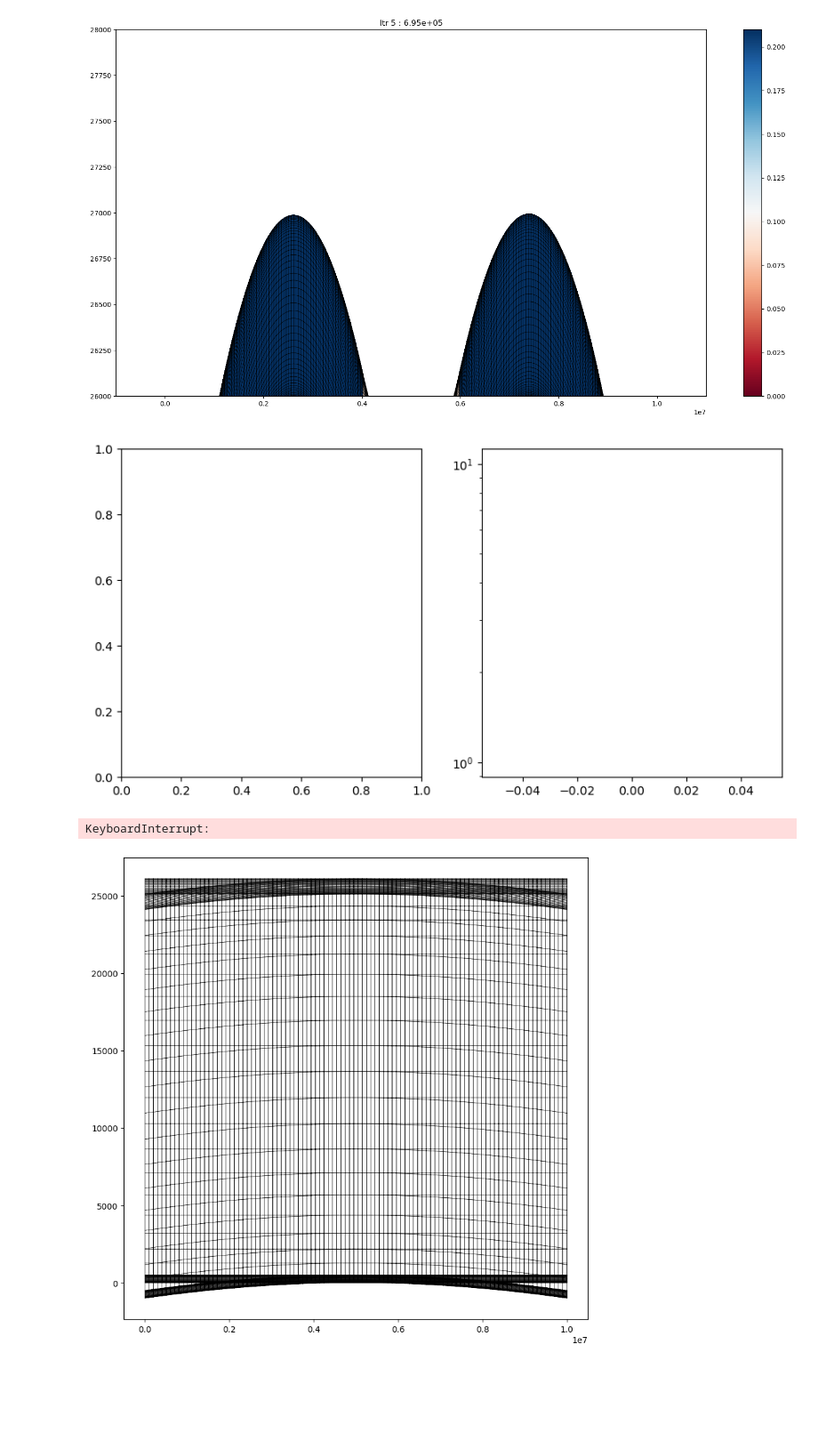
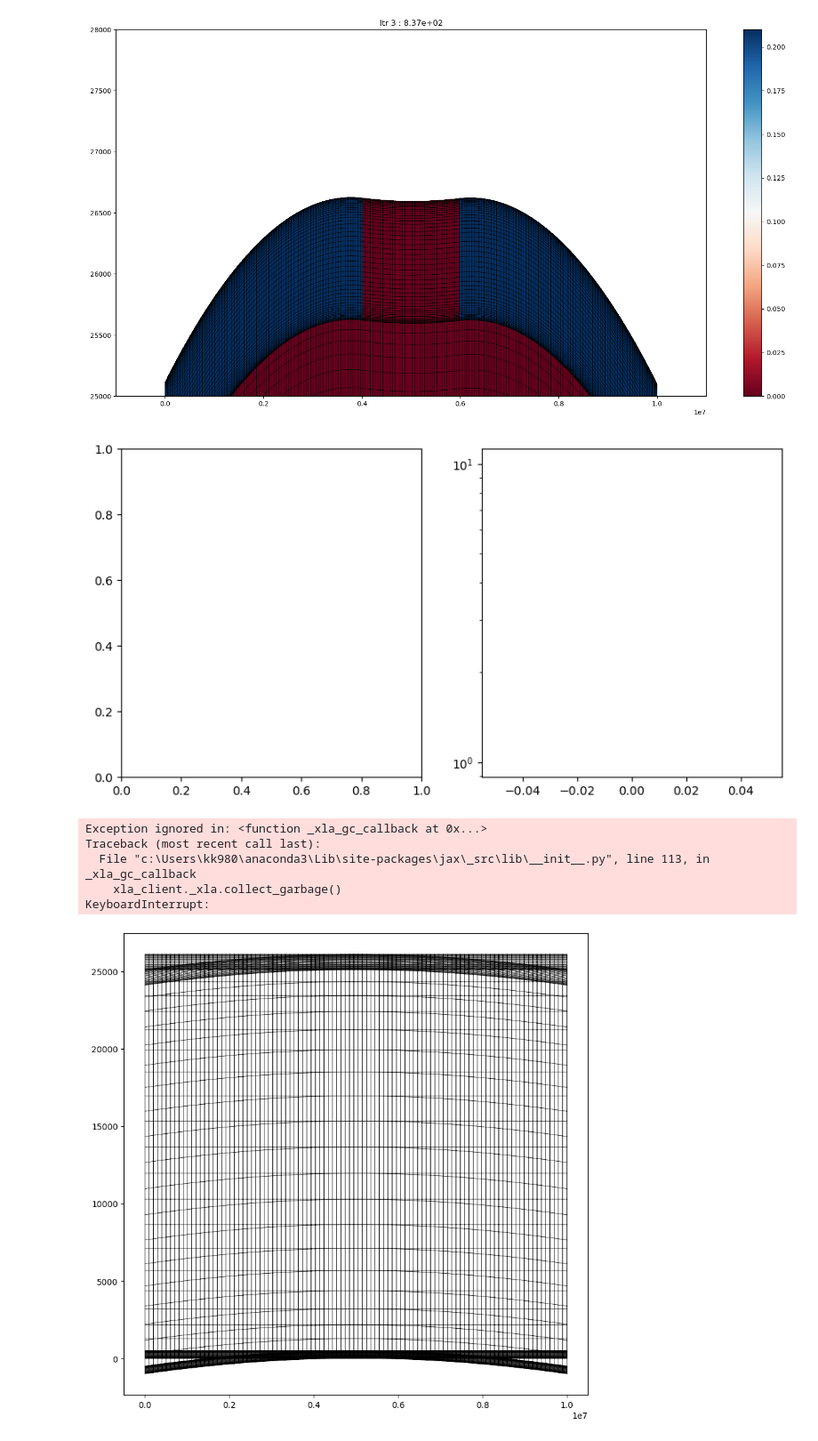
Before and after one commit to tiger4432/FEM-MY, a Jupyter notebook: FEM2.ipynb, the cells around one changed output. Shown at 89% size. Cells and saved outputs as stored; diff of their text form; code cells hidden in the pictures; blank space fills up the shorter version.

```diff
--- a/FEM2.ipynb
+++ b/FEM2.ipynb
@@ -403,21 +403,23 @@ topology_bottom_interp = interp1d(xs, np.zeros_like(xs), kind='cubic', fill_valu
 
 #물질별 layer 지정
 ny = 50
-material_code = {1:'SICN', 2:'Si',3:'SIO2',4:'Si3N4', 5:'Glue'}
+material_code = {1:'SICN', 2:'Si',3:'SIO2',4:'Si3N4', 5:'Glue', 6 : 'Glass'}
 material_properties = {
     1: {'modulus': 200e9, 'poisson_ratio': 0.27},
     2: {'modulus': 130e9, 'poisson_ratio': 0.28},
     3: {'modulus': 70e9, 'poisson_ratio': 0.22},
-    5: {'modulus': 100e9, 'poisson_ratio': 0.3}
+    5: {'modulus': 10e9, 'poisson_ratio': 0.3},
+    6: {'modulus': 70e9, 'poisson_ratio': 0.22}
 }
 
 fs_thk = 3000e-10
 si_thk = 24.6e-6
 bs_thk = 10000e-10
+glue_thk = 50e-6
+glass_thk = 100e-6
+material_layers = {(-glue_thk-glass_thk,-glue_thk):6, (-glue_thk,0):5, (0,fs_thk):1, (fs_thk,fs_thk+si_thk):2, (fs_thk+si_thk,fs_thk+si_thk+bs_thk):3}
 
-material_layers = {(-10e-6,0):5, (0,fs_thk):1, (fs_thk,fs_thk+si_thk):2, (fs_thk+si_thk,fs_thk+si_thk+bs_thk):3}
-
-stress_layers = {1 : {(0,fs_thk,-np.inf,np.inf):np.array([[-90e6,0],[0,0]]), (fs_thk,fs_thk+si_thk,-np.inf,np.inf):np.array([[0,0],[0,0]]), (fs_thk+si_thk,fs_thk+si_thk+bs_thk,-np.inf,np.inf):np.array([[210e6,0],[0,0]]), (fs_thk,np.inf,4e-3,6e-3):np.array([[-90e6,0],[0,0]])},
+stress_layers = {1 : {(0,fs_thk,-np.inf,np.inf):np.array([[-90e6,0],[0,0]]), (fs_thk,fs_thk+si_thk,-np.inf,np.inf):np.array([[0,0],[0,0]]), (fs_thk+si_thk,fs_thk+si_thk+bs_thk,-np.inf,np.inf):np.array([[210e6,0],[0,0]]), (fs_thk,np.inf,4e-3,6e-3):np.array([[-90e6/72,0],[0,0]])},
                  2 : {(0,fs_thk,-np.inf,np.inf):np.array([[0,0],[0,0]]), (fs_thk,fs_thk+si_thk,-np.inf,np.inf):np.array([[0,0],[0,0]]), (fs_thk+si_thk,fs_thk+si_thk+bs_thk,-np.inf,np.inf):np.array([[0,0],[0,0]])}}
 
 #units
@@ -505,35 +507,39 @@ def single_static_step_chip_warp(chip, lr =1, du_max = 1):
     chip.u = chip.u + du * lrp
 
     return chip, np.linalg.norm(du), du.min(), du.max()
 
 import json
 
 for i in range(1000):
     learning_config = json.load(open('learning_config.json'))
     chip1, norm, min_u, max_u = single_static_step_chip_warp(chip1, **learning_config)
     #chip1, chip2, bonding, norm, min_u, max_u,rhsg = single_static_step(chip1, chip2, bonding, **learning_config)
     ax_config = json.load(open('ax_config.json'))
 
 
     fig,ax = plt.subplots(figsize = ax_config['figsize'])
     #ax = chip2.plot_defo(overlay = ['stress'], ax = ax)
     ax = chip1.plot_defo(overlay = ['stress'], ax= ax)
     clear_output(wait=True)
     plt.title(f'Itr {i} : {norm:.2e}')
     plt.colorbar(ax.collections[0], ax = ax, orientation='vertical')
 
     ax.set_xlim(*np.array(ax_config['xlim'])/L0)
     ax.set_ylim(*np.array(ax_config['ylim'])/L0)
 
     plt.show()
     fig,axes = plt.subplots(ncols=2,figsize = (10,5))
     #axes[0].plot(*bonding.gap)
     #axes[1].plot(rhsg)
     axes[1].semilogy()
     plt.show()
 # %% [output]
-[figure, old version]
+[figure, new version]
 [figure]
+Exception ignored in: <function _xla_gc_callback at 0x...>
+Traceback (most recent call last):
+  File "c:\Users\kk980\anaconda3\Lib\site-packages\jax\_src\lib\__init__.py", line 113, in _xla_gc_callback
+    xla_client._xla.collect_garbage()
 KeyboardInterrupt:
 # %%
 fig, ax = plt.subplots(figsize = (10,10))
```
Also changed, not shown: 1 other file.
